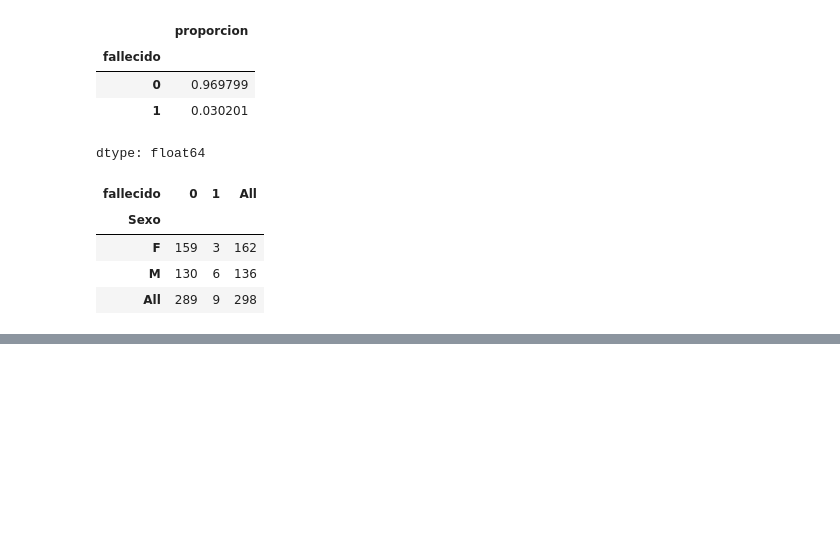
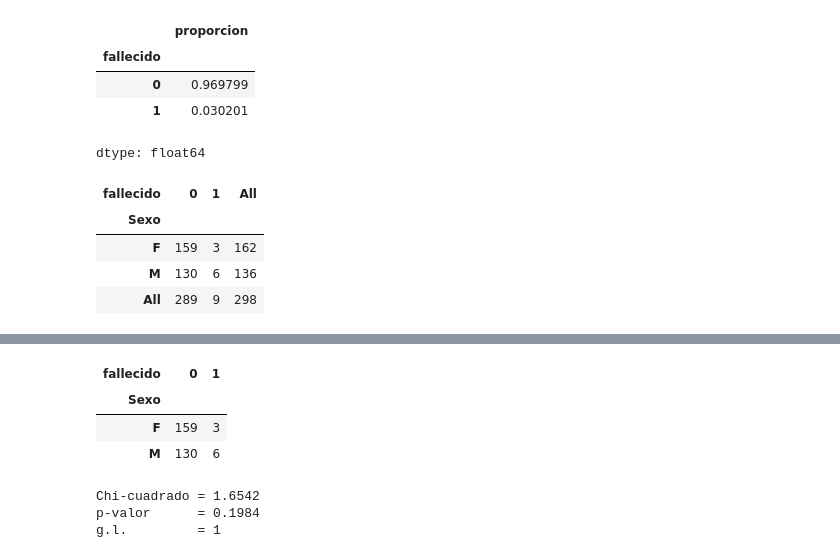
Before and after one commit to asegura4488/EDCO_IntroCienciaDatos, a Jupyter notebook: Semana3/Pandas_EstudioExploratorio.ipynb, the cells around one changed output, grey strips where cells are left out. Saved outputs shown, nothing was run; the diff lists cells and outputs as text; code cells hidden in the pictures; blank space fills up the shorter version.

```diff
--- a/Semana3/Pandas_EstudioExploratorio.ipynb
+++ b/Semana3/Pandas_EstudioExploratorio.ipynb
@@ -291,0 +450,35 @@ tabla_sexo
+# %%
+# El fallecimiento es independiente del sexo?
+import numpy as np
+from scipy.stats import chi2_contingency, fisher_exact
+
+# ============================================================
+# ¿SEXO Y FALLECIMIENTO SON INDEPENDIENTES?
+# ============================================================
+
+# Para las pruebas quitamos los totales ("All")
+tabla_prueba = tabla_sexo.loc[['F', 'M'], [0, 1]]
+
+display(tabla_prueba)
+# %% [output]
+| fallecido | 0 | 1 |
+| Sexo |  |  |
+| F | 159 | 3 |
+| M | 130 | 6 |
+# %%
+# ------------------------------------------------------------
+# PRUEBA CHI-CUADRADO DE INDEPENDENCIA
+# ------------------------------------------------------------
+
+chi2, p_chi2, grados_libertad, esperados = chi2_contingency(
+    tabla_prueba,
+    correction=False
+)
+
+print(f"Chi-cuadrado = {chi2:.4f}")
+print(f"p-valor      = {p_chi2:.4f}")
+print(f"g.l.         = {grados_libertad}")
+# %% [output]
+Chi-cuadrado = 1.6542
+p-valor      = 0.1984
+g.l.         = 1
```
Also changed, not shown: parts of 10 cells of this notebook.
